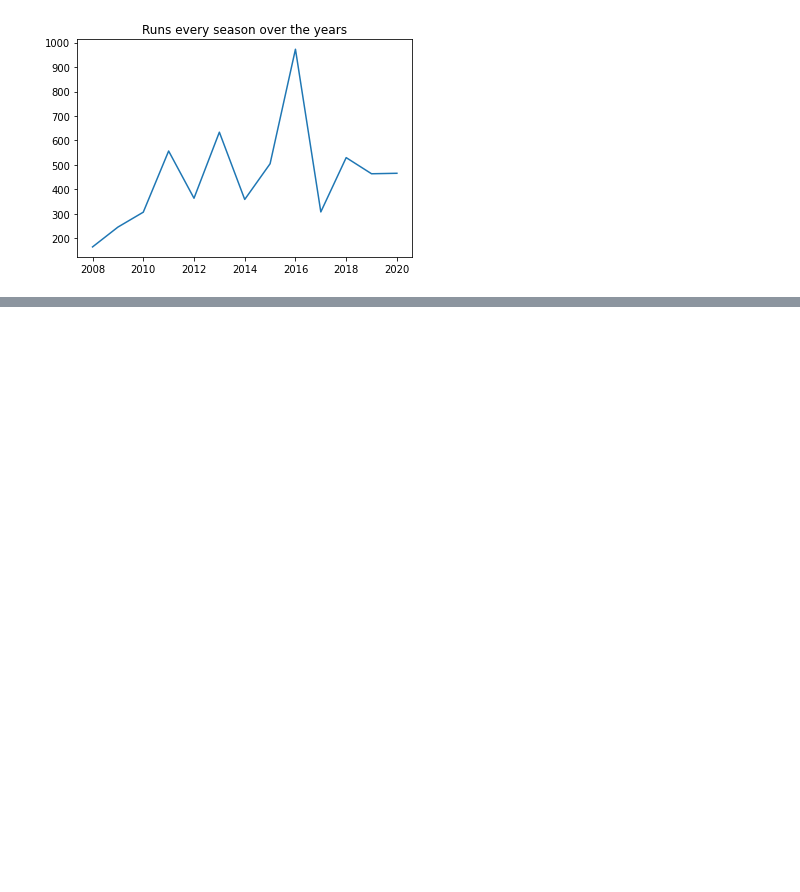
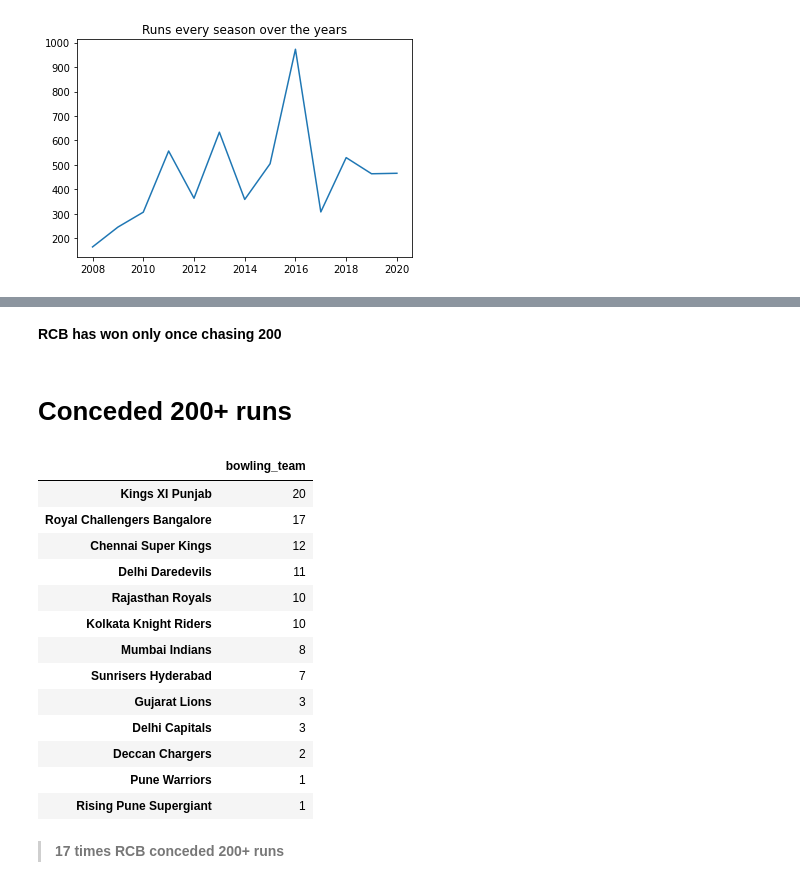
Before and after one commit to mouryag/ViratIPLstats, a Jupyter notebook: viratkohli.ipynb, the cells around one changed output, grey strips where cells are left out. Cells and saved outputs as stored; diff of their text form; code cells hidden in the pictures; blank space fills up the shorter version.

```diff
--- a/viratkohli.ipynb
+++ b/viratkohli.ipynb
@@ -1236,0 +1427,25 @@ plt.show()
+# %% [markdown]
+**RCB has won only once chasing 200**
+# %% [markdown]
+# Conceded 200+ runs
+# %%
+z=score_200['bowling_team'].value_counts()
+z=pd.DataFrame(z)
+z.style.background_gradient(cmap='PuBu')
+# %% [output]
+|  | bowling_team |
+| Kings XI Punjab | 20 |
+| Royal Challengers Bangalore | 17 |
+| Chennai Super Kings | 12 |
+| Delhi Daredevils | 11 |
+| Rajasthan Royals | 10 |
+| Kolkata Knight Riders | 10 |
+| Mumbai Indians | 8 |
+| Sunrisers Hyderabad | 7 |
+| Gujarat Lions | 3 |
+| Delhi Capitals | 3 |
+| Deccan Chargers | 2 |
+| Pune Warriors | 1 |
+| Rising Pune Supergiant | 1 |
+# %% [markdown]
+> **17 times RCB conceded 200+ runs**
```
Also changed, not shown: parts of 55 cells of this notebook.
